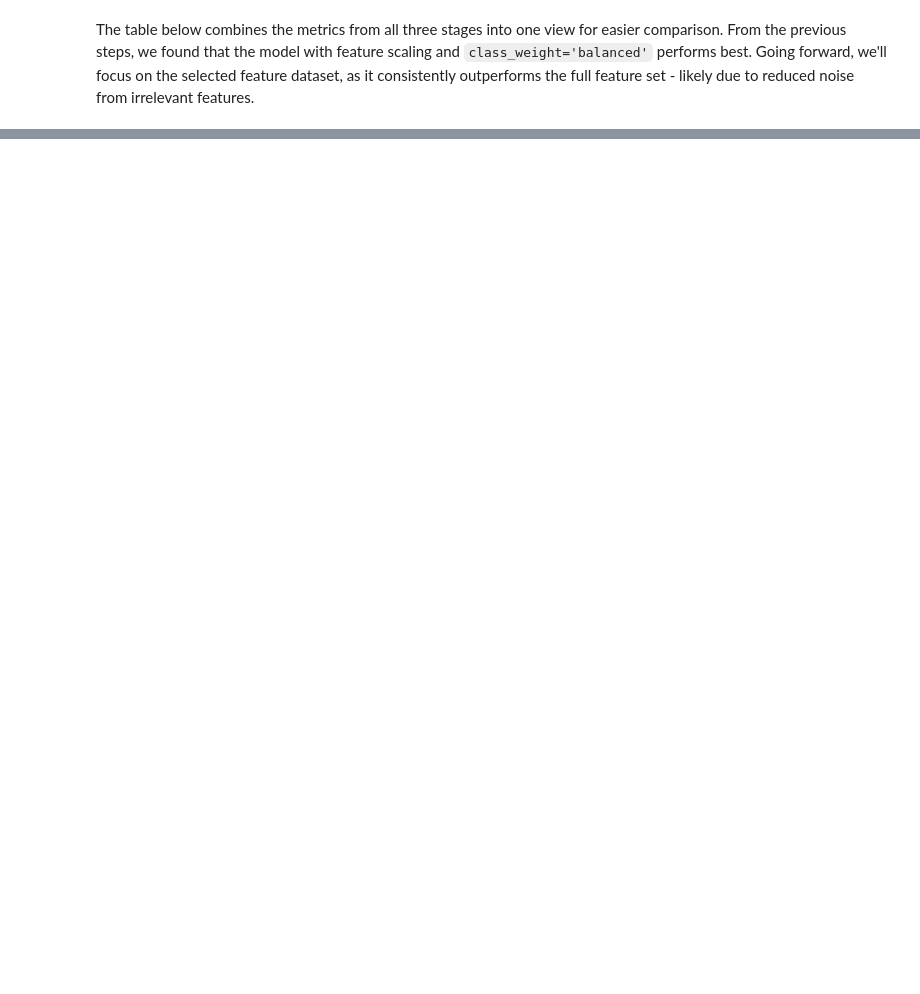
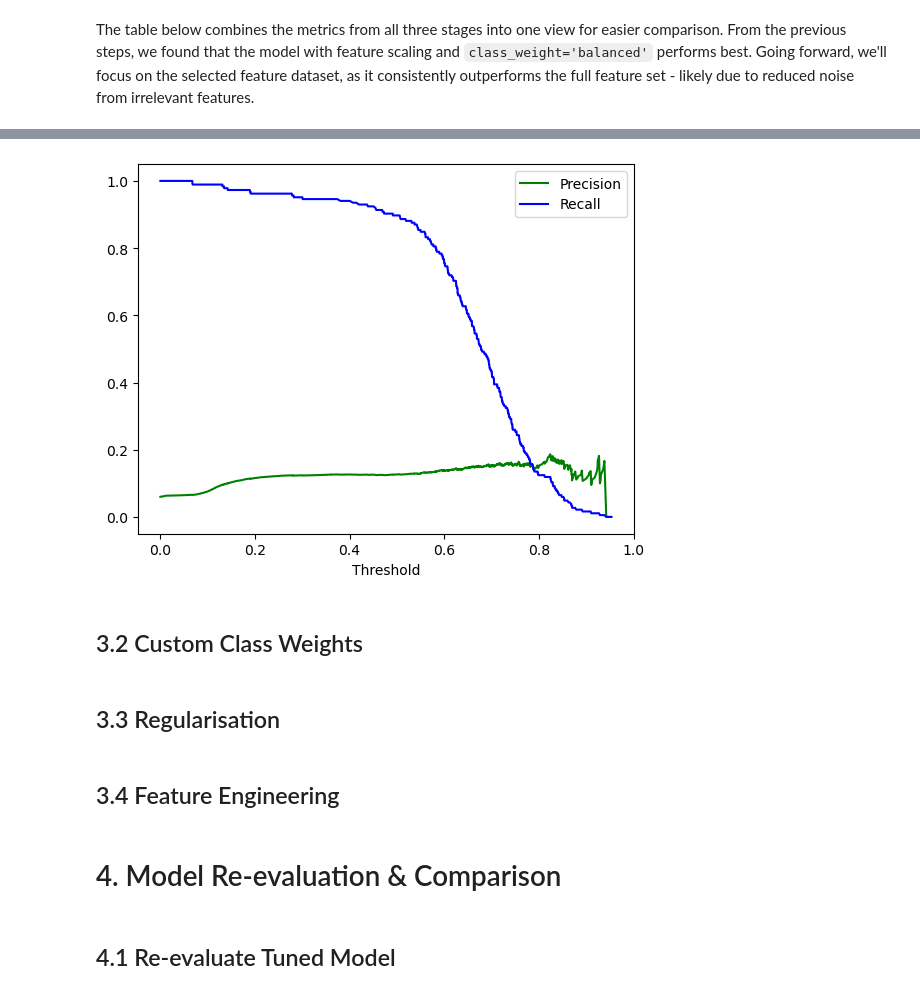
Before and after one commit to fatinshariff/auto-insurance-fraud-detection, a Jupyter notebook: 03_model_development.ipynb, the cells around one changed output, grey strips where cells are left out. Cells and saved outputs as stored; diff of their text form; code cells hidden in the pictures; blank space fills up the shorter version.

```diff
--- a/03_model_development.ipynb
+++ b/03_model_development.ipynb
@@ -312,0 +321,22 @@ summary_df
+# %%
+from sklearn.metrics import precision_recall_curve
+import matplotlib.pyplot as plt
+
+precision, recall, thresholds = precision_recall_curve(y_selected_test,y_selected_proba_s3)
+plt.plot(thresholds, precision[:-1], "g", label="Precision")
+plt.plot(thresholds, recall[:-1],"b",label="Recall")
+plt.xlabel('Threshold')
+plt.legend()
+plt.show()
+# %% [output]
+[figure, added]
+# %% [markdown]
+## 3.2 Custom Class Weights
+# %% [markdown]
+## 3.3 Regularisation
+# %% [markdown]
+## 3.4 Feature Engineering
+# %% [markdown]
+# 4. Model Re-evaluation & Comparison
+# %% [markdown]
+## 4.1 Re-evaluate Tuned Model
```
Also changed, not shown: parts of 8 cells of this notebook.
